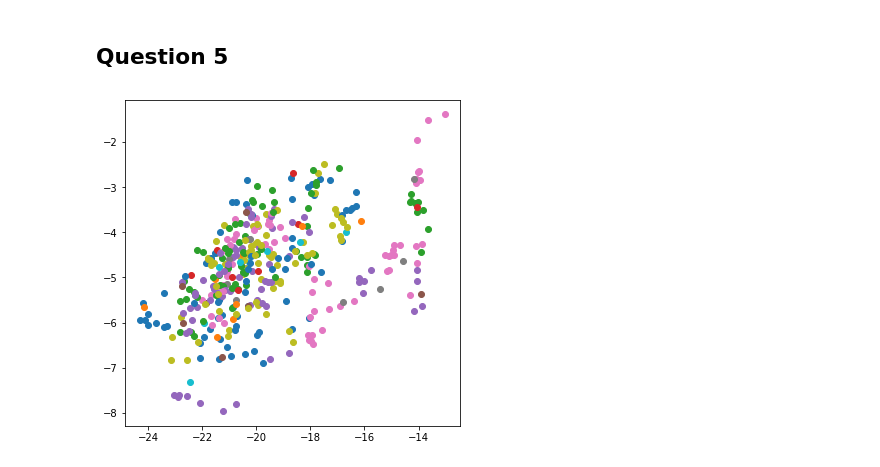
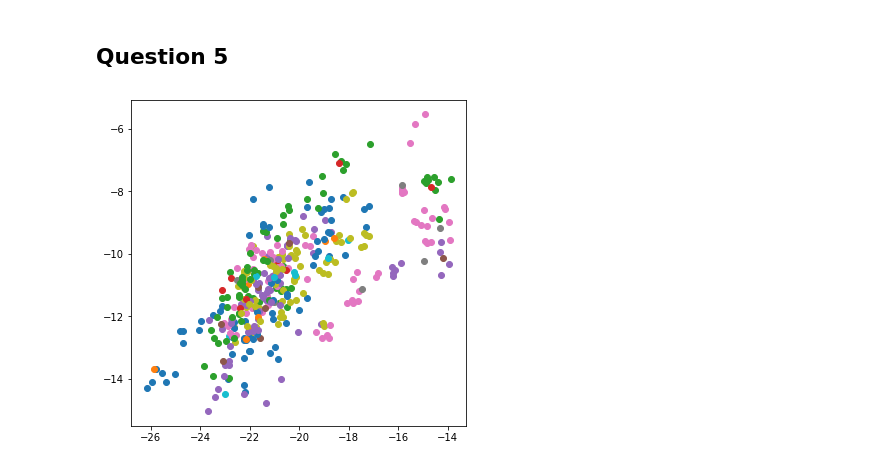
Before and after one commit to siddarth-c/Pattern-Recognition, a Jupyter notebook: A3/A3.ipynb, the cells around one changed output. Cells and saved outputs as stored; diff of their text form; code cells hidden in the pictures.

```diff
--- a/A3/A3.ipynb
+++ b/A3/A3.ipynb
@@ -227,10 +245,10 @@ print('Predictions for the male test points:\n')
 
 q2_pred_test1 = []
 
-for samp in test1:
+for samp in test0:
 
-    q2_pred_test1.append(np.sqrt(np.sum(np.square(train1 - samp))) < np.sqrt(np.sum(np.square(train2 - samp))))
-    print('The predition is', np.sqrt(np.sum(np.square(train1 - samp))) < np.sqrt(np.sum(np.square(train2 - samp))))
+    q2_pred_test1.append(np.sqrt(np.sum(np.square(class0 - samp))) < np.sqrt(np.sum(np.square(class1 - samp))))
+    print('The predition is', np.sqrt(np.sum(np.square(class0 - samp))) < np.sqrt(np.sum(np.square(class1 - samp))))
 
 q2_pred_test1 = np.stack(q2_pred_test1) * 1
 
@@ -239,10 +257,10 @@ print('\nPredictions for the female test points:\n')
 
 q2_pred_test2 = []
 
-for samp in test2:
+for samp in test1:
 
-    q2_pred_test2.append(np.sqrt(np.sum(np.square(train1 - samp))) > np.sqrt(np.sum(np.square(train2 - samp))))
-    print('The predition is', np.sqrt(np.sum(np.square(train1 - samp))) > np.sqrt(np.sum(np.square(train2 - samp))))
+    q2_pred_test2.append(np.sqrt(np.sum(np.square(class0 - samp))) > np.sqrt(np.sum(np.square(class1 - samp))))
+    print('The predition is', np.sqrt(np.sum(np.square(class0 - samp))) > np.sqrt(np.sum(np.square(class1 - samp))))
 
 q2_pred_test2 = np.stack(q2_pred_test2) * 1
 
@@ -437,11 +455,13 @@ Accuracy : 0.675
 ## Question 5
 # %%
 old_feat = []
-#test = []
+test = []
 
 for i in range(0, len(X), 10):
-    old_feat.append(X[i:i+10])
-    # test.append(X[i+9])
+    old_feat.append(X[i:i+9])
+    test.append(X[i+9])
+
+test = np.stack(test)
 # %%
 def LDA_multiclass(train, d_dash):
 
@@ -482,26 +502,28 @@ def LDA_multiclass(train, d_dash):
 
     new_feat = np.dot(X, sorted_e_vec)
 
-    return new_feat[:,:d_dash]
+
+    return new_feat[:,:d_dash], sorted_e_vec
 # %%
-new_feat = LDA_multiclass(old_feat, 39)
+new_feat, transform_mat = LDA_multiclass(old_feat, 39)
 # %%
 train = []
-test = []
+new_test = []
 
 plt.figure(figsize= (6, 6))
 
 for i,j in enumerate(range(0, len(new_feat), 10)):
 
     train.append(new_feat[j:j+9])
     plt.scatter(train[i][:,0], train[i][:,1])
 
-    test.append(new_feat[j+9])
-    plt.scatter(test[i][0], test[i][1])
+    new_test.append(np.dot(test[i], transform_mat)[:39])
+    plt.scatter(new_test[i][0], new_test[i][1])
 
+test = np.stack(new_test)
 plt.show()
 # %% [output]
-[figure, old version]
+[figure, new version]
 # %%
 result = []
 predicted = []
```
Also changed, not shown: parts of 13 cells of this notebook.
